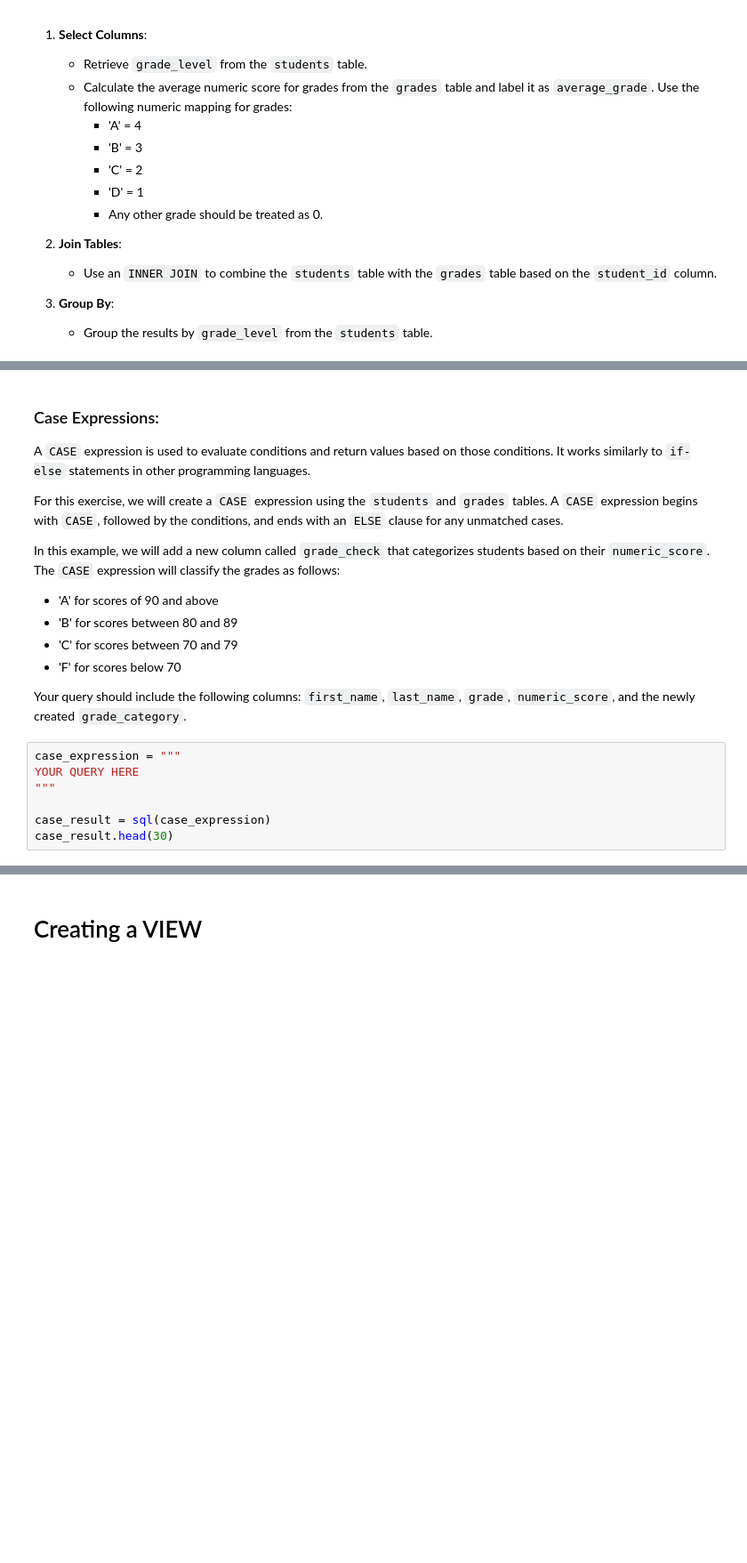
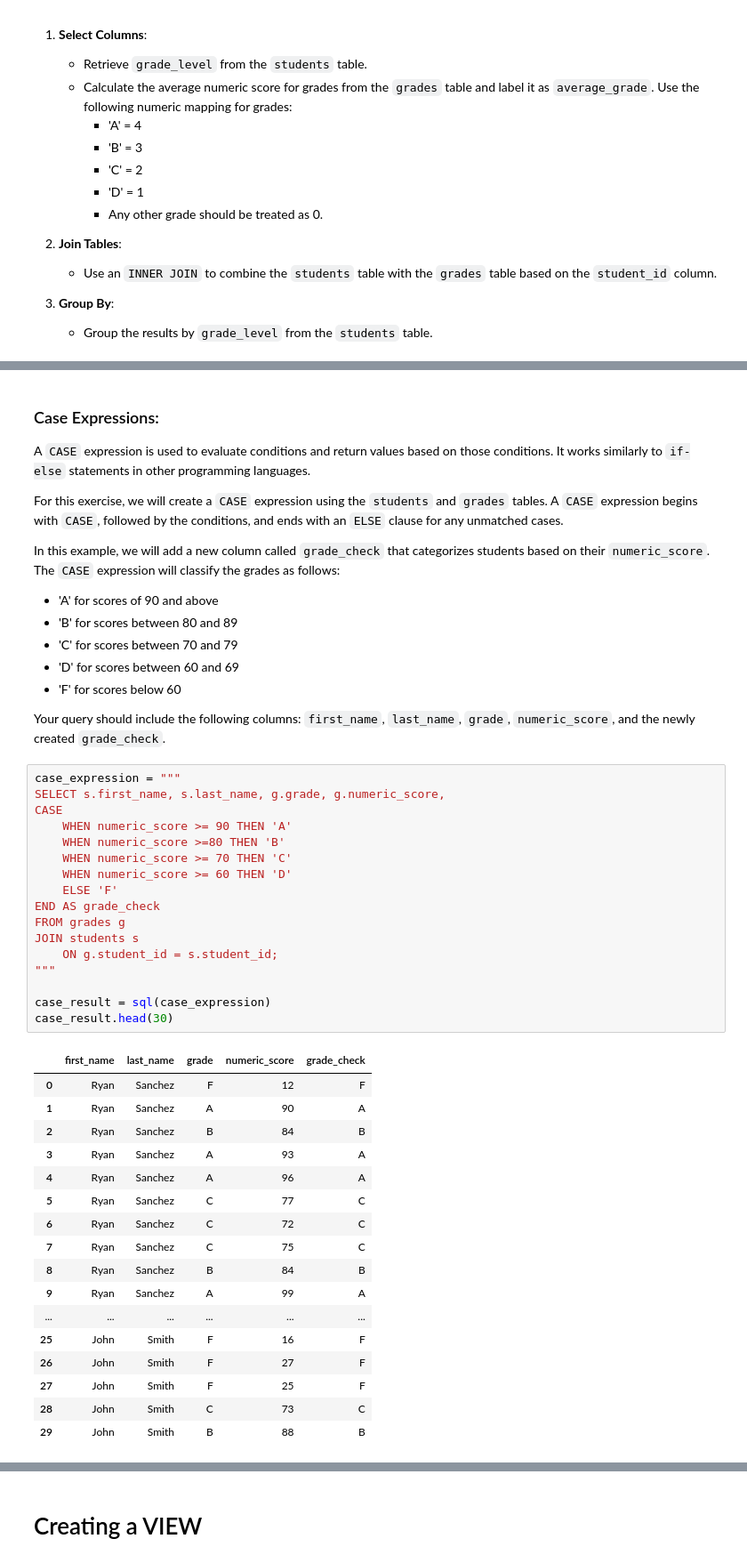
Before and after one commit to dmorton714/SQL_Test, a Jupyter notebook: final.ipynb, the cells around one changed output, grey strips where cells are left out. Shown at 89% size. Drawn from its saved outputs; the diff is of its cells as text; blank space fills up the shorter version.

Commit message:
updated markdown for last part on exercise 5 to match requirements

```diff
--- a/final.ipynb
+++ b/final.ipynb
@@ -568,15 +659,44 @@ In this example, we will add a new column called `grade_check` that categorizes
 - 'A' for scores of 90 and above
 - 'B' for scores between 80 and 89
 - 'C' for scores between 70 and 79
-- 'F' for scores below 70
+- 'D' for scores between 60 and 69
+- 'F' for scores below 60
 
-Your query should include the following columns: `first_name`, `last_name`, `grade`, `numeric_score`, and the newly created `grade_category`.
+Your query should include the following columns: `first_name`, `last_name`, `grade`, `numeric_score`, and the newly created `grade_check`.
-# %%
-case_expression = """
-YOUR QUERY HERE
-"""
-
-case_result = sql(case_expression)
-case_result.head(30)
+# %%
+case_expression = """
+SELECT s.first_name, s.last_name, g.grade, g.numeric_score,
+CASE
+    WHEN numeric_score >= 90 THEN 'A'
+    WHEN numeric_score >=80 THEN 'B'
+    WHEN numeric_score >= 70 THEN 'C'
+    WHEN numeric_score >= 60 THEN 'D'
+    ELSE 'F'
+END AS grade_check
+FROM grades g
+JOIN students s
+    ON g.student_id = s.student_id;
+"""
+
+case_result = sql(case_expression)
+case_result.head(30)
+# %% [output]
+|  | first_name | last_name | grade | numeric_score | grade_check |
+| 0 | Ryan | Sanchez | F | 12 | F |
+| 1 | Ryan | Sanchez | A | 90 | A |
+| 2 | Ryan | Sanchez | B | 84 | B |
+| 3 | Ryan | Sanchez | A | 93 | A |
+| 4 | Ryan | Sanchez | A | 96 | A |
+| 5 | Ryan | Sanchez | C | 77 | C |
+| 6 | Ryan | Sanchez | C | 72 | C |
+| 7 | Ryan | Sanchez | C | 75 | C |
+| 8 | Ryan | Sanchez | B | 84 | B |
+| 9 | Ryan | Sanchez | A | 99 | A |
+| ... | ... | ... | ... | ... | ... |
+| 25 | John | Smith | F | 16 | F |
+| 26 | John | Smith | F | 27 | F |
+| 27 | John | Smith | F | 25 | F |
+| 28 | John | Smith | C | 73 | C |
+| 29 | John | Smith | B | 88 | B |
 # %%
 test_instance.case_expression_test(case_expression)
```
Also changed, not shown: parts of 23 cells of this notebook.
